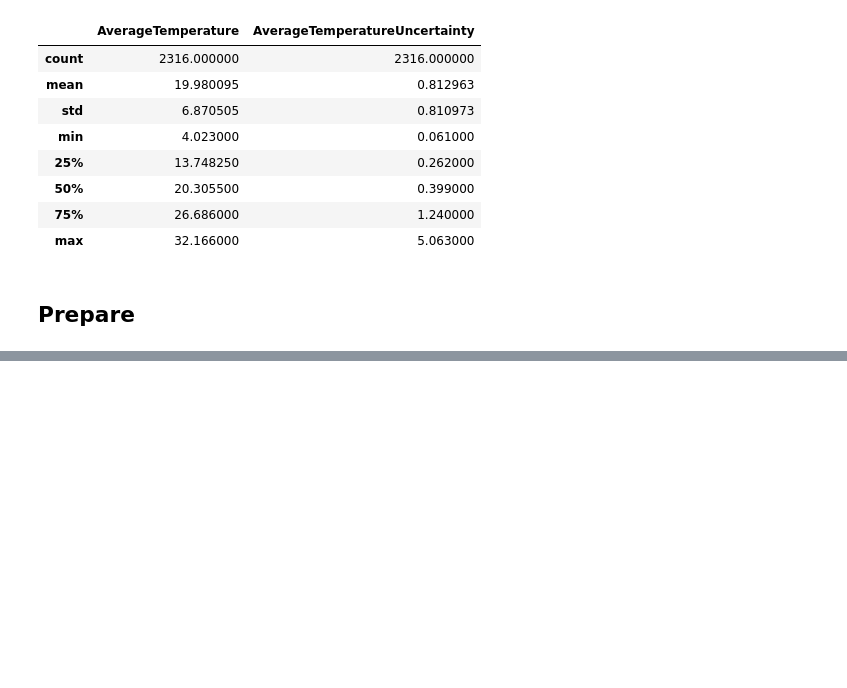
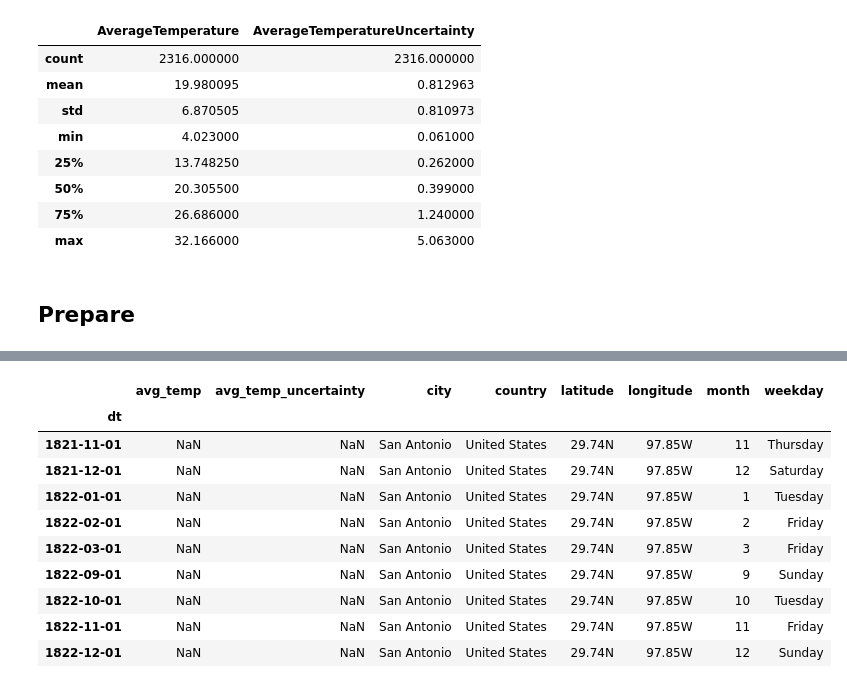
Before and after one commit to segovialori/time-series-exercises, a Jupyter notebook: model.ipynb, the cells around one changed output, grey strips where cells are left out. Cells and saved outputs as stored; diff of their text form; code cells hidden in the pictures; blank space fills up the shorter version.

```diff
--- a/model.ipynb
+++ b/model.ipynb
@@ -161,0 +188,8 @@ sa.head()
+# %%
+#change column names
+sa.rename(columns={"AverageTemperature": "avg_temp",
+                   "AverageTemperatureUncertainty": "avg_temp_uncertainty",
+                   "City": "city",
+                   "Country": "country",
+                   "Latitude": "latitude",
+                   "Longitude": "longitude"}, inplace=True)
@@ -161,0 +232,16 @@ sa.head()
+# %%
+bool_series = pd.isnull(sa["avg_temp"])
+# %%
+sa[bool_series]
+# %% [output]
+|  | avg_temp | avg_temp_uncertainty | city | country | latitude | longitude | month | weekday |
+| dt |  |  |  |  |  |  |  |  |
+| 1821-11-01 | NaN | NaN | San Antonio | United States | 29.74N | 97.85W | 11 | Thursday |
+| 1821-12-01 | NaN | NaN | San Antonio | United States | 29.74N | 97.85W | 12 | Saturday |
+| 1822-01-01 | NaN | NaN | San Antonio | United States | 29.74N | 97.85W | 1 | Tuesday |
+| 1822-02-01 | NaN | NaN | San Antonio | United States | 29.74N | 97.85W | 2 | Friday |
+| 1822-03-01 | NaN | NaN | San Antonio | United States | 29.74N | 97.85W | 3 | Friday |
+| 1822-09-01 | NaN | NaN | San Antonio | United States | 29.74N | 97.85W | 9 | Sunday |
+| 1822-10-01 | NaN | NaN | San Antonio | United States | 29.74N | 97.85W | 10 | Tuesday |
+| 1822-11-01 | NaN | NaN | San Antonio | United States | 29.74N | 97.85W | 11 | Friday |
+| 1822-12-01 | NaN | NaN | San Antonio | United States | 29.74N | 97.85W | 12 | Sunday |
```
Also changed, not shown: parts of 31 cells of this notebook.
